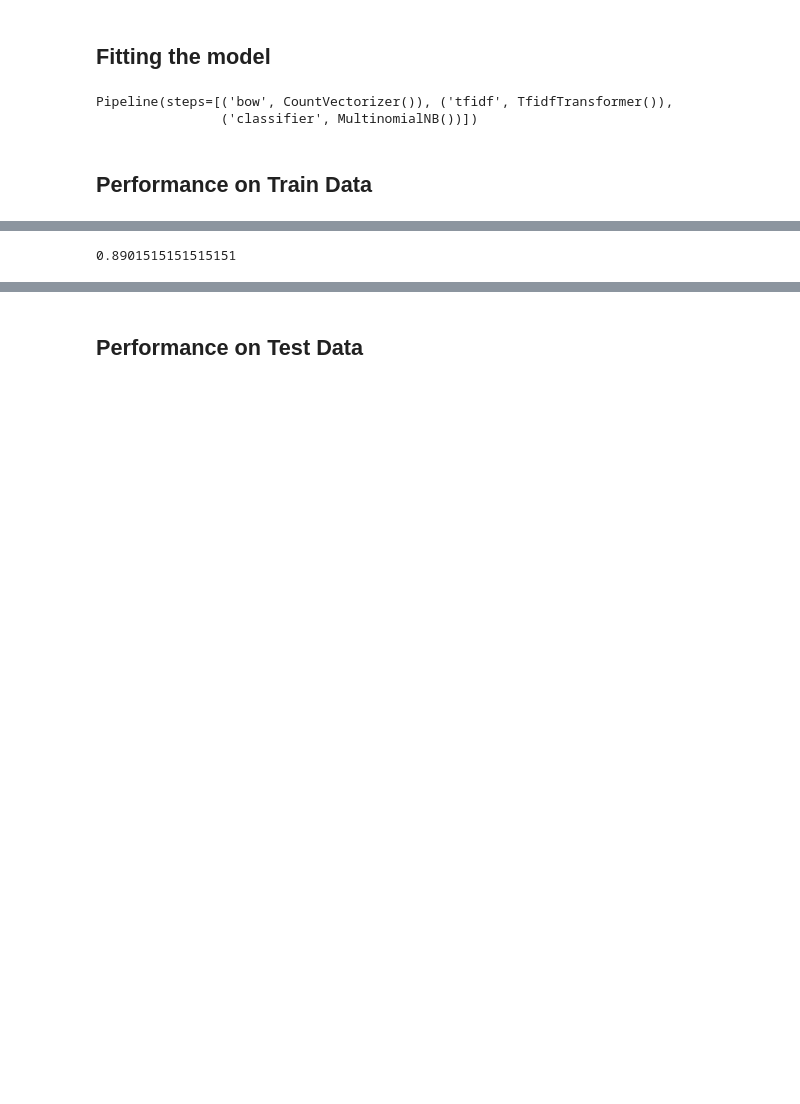
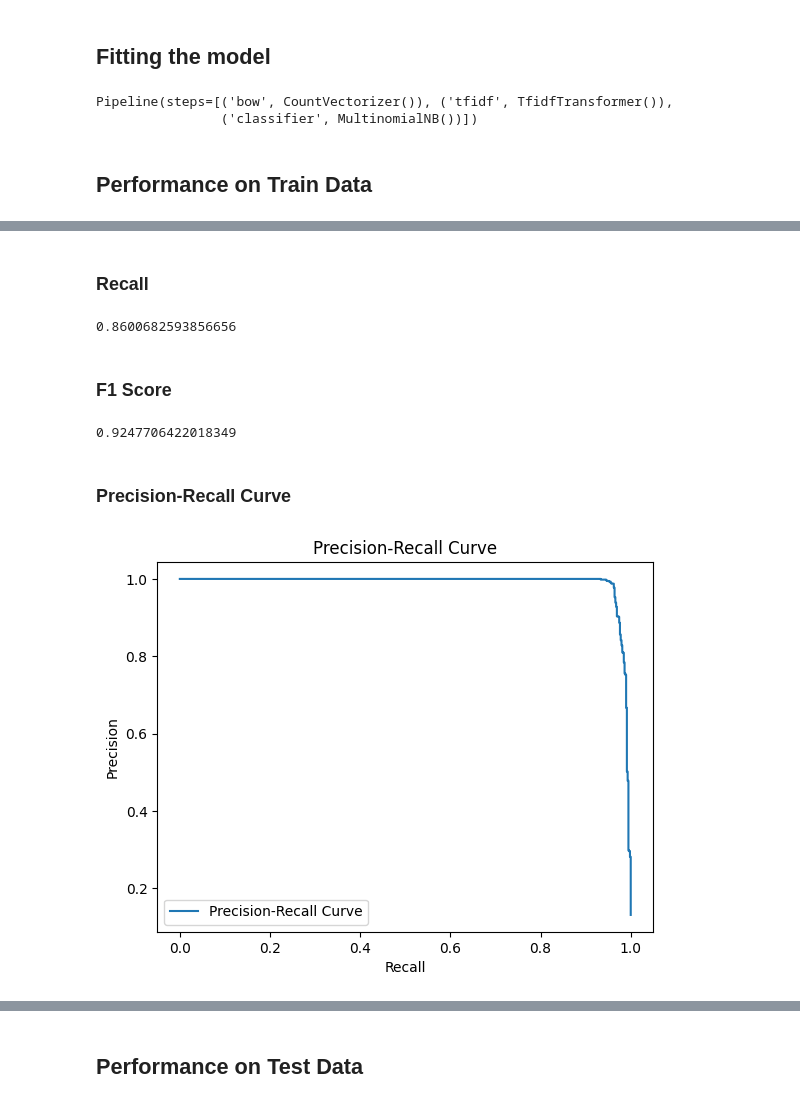
Before and after one commit to U1Kemp/AppliedMachineLearning, a Jupyter notebook: Assignment1/train.ipynb, the cells around one changed output, grey strips where cells are left out. Saved outputs shown, nothing was run; the diff lists cells and outputs as text; code cells hidden in the pictures; blank space fills up the shorter version.

```diff
--- a/Assignment1/train.ipynb
+++ b/Assignment1/train.ipynb
@@ -91,4 +149,25 @@ accuracy_score(msg_train['label'], predictions)
+# %% [markdown]
+### Recall
+# %%
+recall_score(msg_train['label'], predictions)
+# %% [output]
+0.8600682593856656
+# %% [markdown]
+### F1 Score
 # %%
-f1_score(msg_train['label'], predictions, pos_label='spam')
+f1_score(msg_train['label'], predictions, pos_label=1)
 # %% [output]
-0.8901515151515151
+0.9247706422018349
+# %% [markdown]
+### Precision-Recall Curve
+# %%
+p, r, t = precision_recall_curve(msg_train['label'], pipeline_nb.predict_proba(msg_train['message'])[:,1],pos_label=1)
+# plot the curve
+plt.plot(r, p, label='Precision-Recall Curve')
+plt.xlabel('Recall')
+plt.ylabel('Precision')
+plt.title('Precision-Recall Curve')
+plt.legend()
+plt.show()
+# %% [output]
+[figure, added]
```
Also changed, not shown: parts of 115 cells of this notebook, 3 other files.
